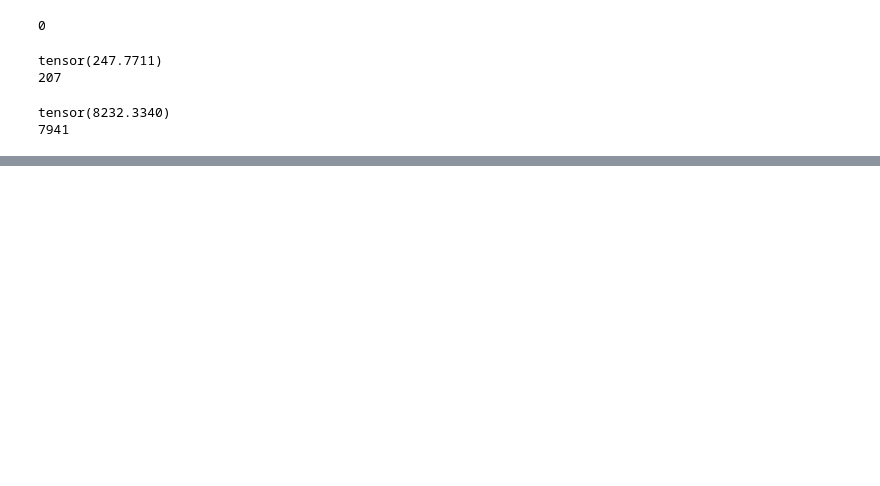
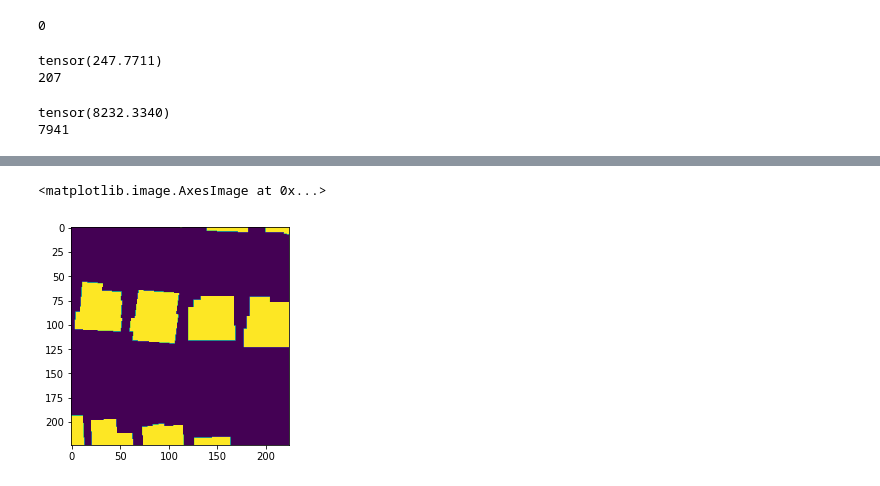
Before and after one commit to PatriciaRodrigues1994/Satellite-Image-Segmentation, a Jupyter notebook: dev/flow.ipynb, the cells around one changed output, grey strips where cells are left out. Drawn from its saved outputs; the diff is of its cells as text; code cells hidden in the pictures; blank space fills up the shorter version.

```diff
--- a/dev/flow.ipynb
+++ b/dev/flow.ipynb
@@ -347,0 +432,6 @@ tensor(8232.3340)
+# %%
+image_1, mask_1 = train_ds.__getitem__(0)
+plt.imshow(mask_1)
+# %% [output]
+<matplotlib.image.AxesImage at 0x...>
+[figure, added]
```
Also changed, not shown: parts of 10 cells of this notebook.
